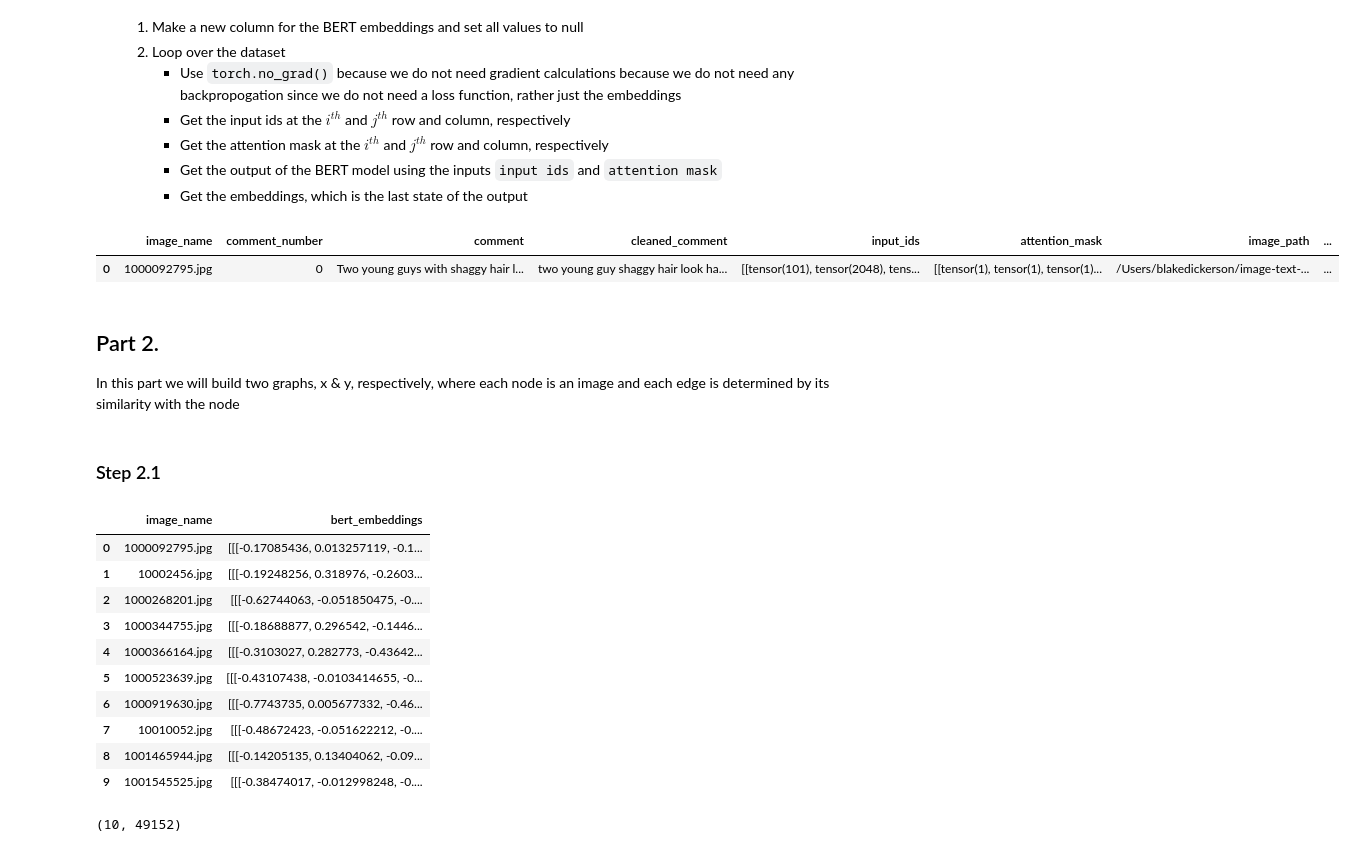
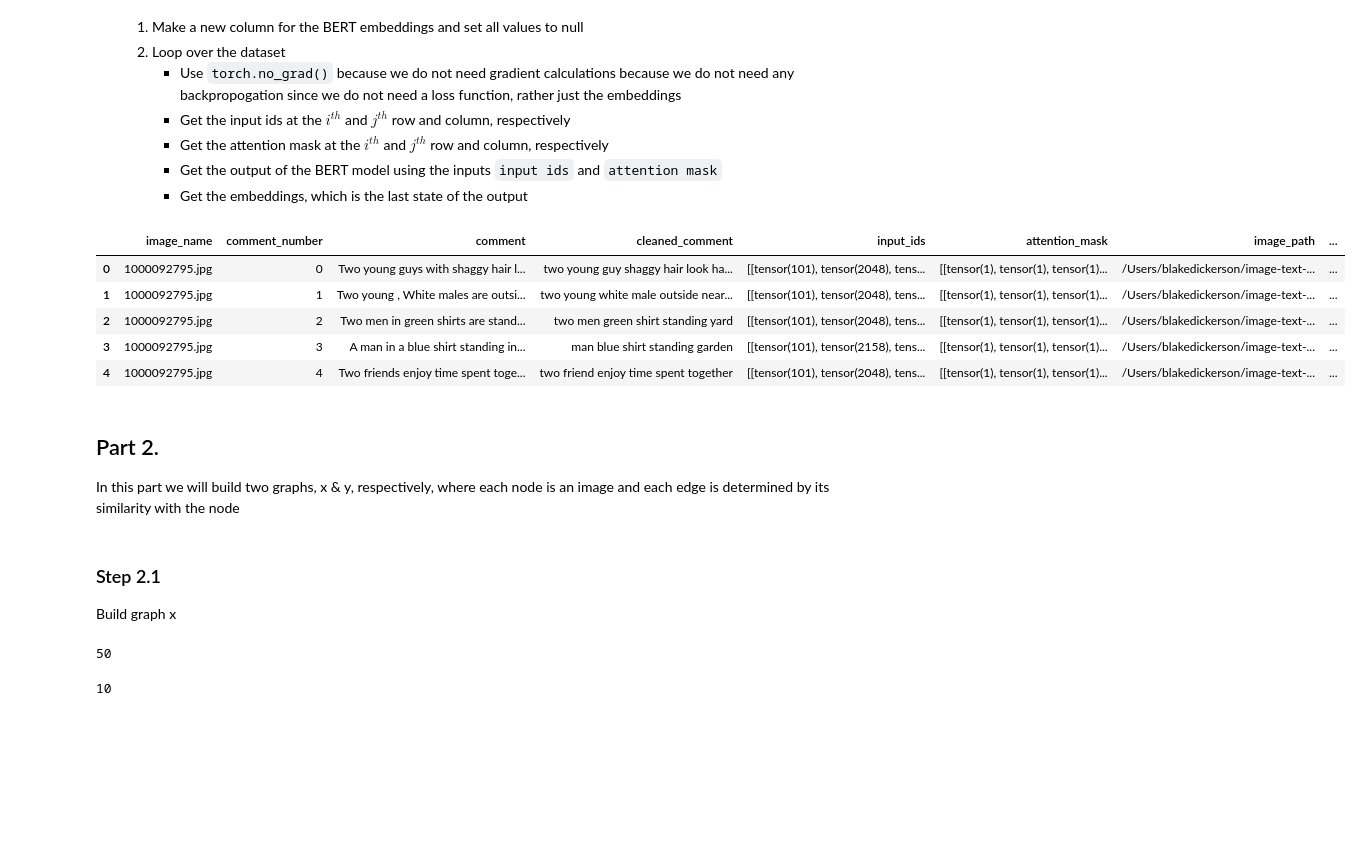
Before and after one commit to blake2703/image-text-retrieval, a Jupyter notebook: Unsupervised entity alignment for text-image retrieval.ipynb, the cells around one changed output. Cells and saved outputs as stored; diff of their text form; code cells hidden in the pictures; blank space fills up the shorter version.

Commit message:
Built graphs x and y

```diff
--- a/Unsupervised entity alignment for text-image retrieval.ipynb
+++ b/Unsupervised entity alignment for text-image retrieval.ipynb
@@ -313,35 +313,22 @@ with torch.no_grad():
         embeddings = outputs.last_hidden_state
         data_copy.at[idx, 'bert_embeddings'] = embeddings.cpu().numpy()
 # %%
-data_copy.head(1)
+data_copy.head(5)
 # %% [output]
 |  | image_name | comment_number | comment | cleaned_comment | input_ids | attention_mask | image_path | ... |
 | 0 | 1000092795.jpg | 0 | Two young guys with shaggy hair l... | two young guy shaggy hair look ha... | [[tensor(101), tensor(2048), tens... | [[tensor(1), tensor(1), tensor(1)... | /Users/blakedickerson/image-text-... | ... |
+| 1 | 1000092795.jpg | 1 | Two young , White males are outsi... | two young white male outside near... | [[tensor(101), tensor(2048), tens... | [[tensor(1), tensor(1), tensor(1)... | /Users/blakedickerson/image-text-... | ... |
+| 2 | 1000092795.jpg | 2 | Two men in green shirts are stand... | two men green shirt standing yard | [[tensor(101), tensor(2048), tens... | [[tensor(1), tensor(1), tensor(1)... | /Users/blakedickerson/image-text-... | ... |
+| 3 | 1000092795.jpg | 3 | A man in a blue shirt standing in... | man blue shirt standing garden | [[tensor(101), tensor(2158), tens... | [[tensor(1), tensor(1), tensor(1)... | /Users/blakedickerson/image-text-... | ... |
+| 4 | 1000092795.jpg | 4 | Two friends enjoy time spent toge... | two friend enjoy time spent together | [[tensor(101), tensor(2048), tens... | [[tensor(1), tensor(1), tensor(1)... | /Users/blakedickerson/image-text-... | ... |
 # %% [markdown]
 ## Part 2.
 In this part we will build two graphs, x & y, respectively, where each node is an image and each edge is determined by its similarity with the node
 # %% [markdown]
 ### Step 2.1
+Build graph x
 # %%
-test = data_copy
+graph_x = data_copy
+len(graph_x)
+# %% [output]
+50
-# %%
-grouped_df = test.groupby('image_name')['bert_embeddings'].mean().reset_index()
-grouped_df
-# %% [output]
-|  | image_name | bert_embeddings |
-| 0 | 1000092795.jpg | [[[-0.17085436, 0.013257119, -0.1... |
-| 1 | 10002456.jpg | [[[-0.19248256, 0.318976, -0.2603... |
-| 2 | 1000268201.jpg | [[[-0.62744063, -0.051850475, -0.... |
-| 3 | 1000344755.jpg | [[[-0.18688877, 0.296542, -0.1446... |
-| 4 | 1000366164.jpg | [[[-0.3103027, 0.282773, -0.43642... |
-| 5 | 1000523639.jpg | [[[-0.43107438, -0.0103414655, -0... |
-| 6 | 1000919630.jpg | [[[-0.7743735, 0.005677332, -0.46... |
-| 7 | 10010052.jpg | [[[-0.48672423, -0.051622212, -0.... |
-| 8 | 1001465944.jpg | [[[-0.14205135, 0.13404062, -0.09... |
-| 9 | 1001545525.jpg | [[[-0.38474017, -0.012998248, -0.... |
-# %%
-bert_embedding_arrays = grouped_df['bert_embeddings'].apply(lambda x: np.array(x).flatten())
-bert_embedding_arrays = np.array(bert_embedding_arrays.tolist())
-bert_embedding_arrays.shape
-# %% [output]
-(10, 49152)
@@ -347,0 +337,4 @@ bert_embedding_arrays.shape
+# %%
+len(graph_x)
+# %% [output]
+10
```
Also changed, not shown: parts of 12 cells of this notebook.
